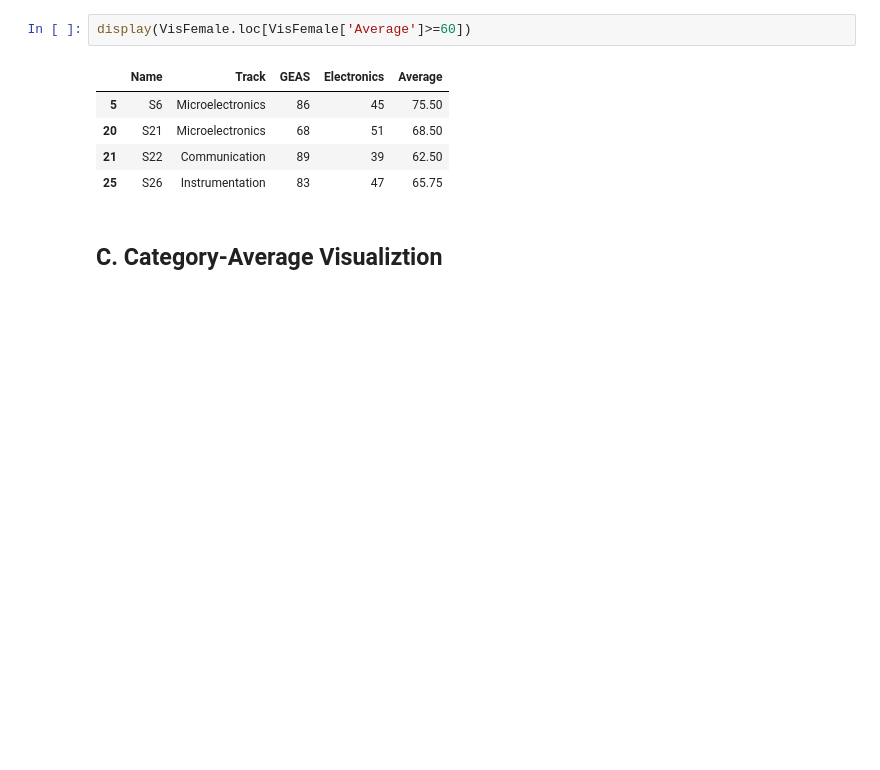
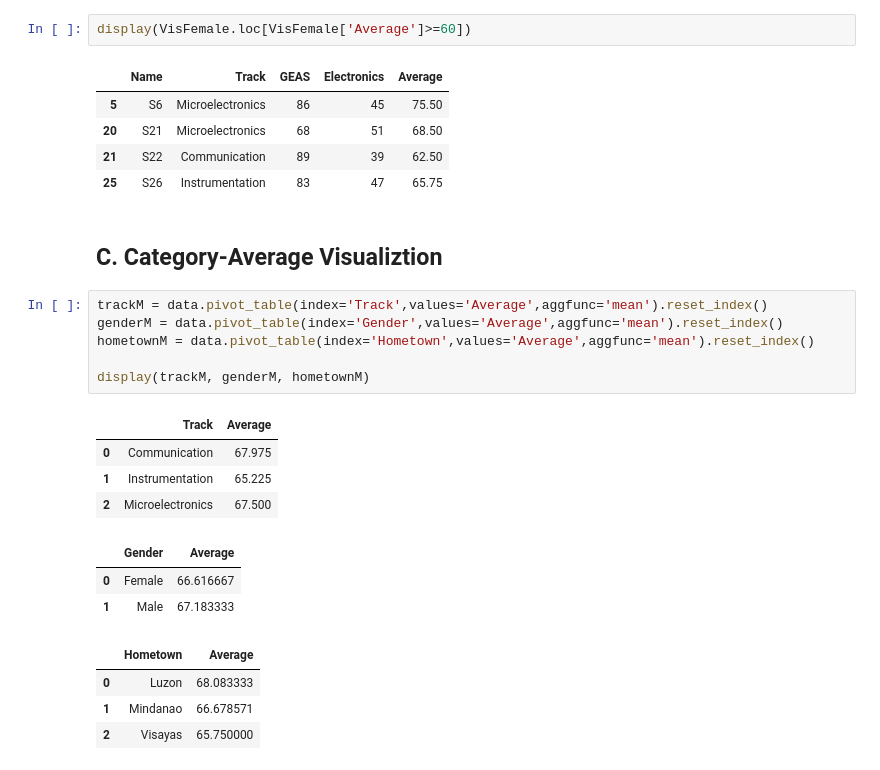
Before and after one commit to mykzacharysanmiguel/ECE-2112-PA-4, a Jupyter notebook: Programming Assignment 4.ipynb, the cells around one changed output. Drawn from its saved outputs; the diff is of its cells as text; blank space fills up the shorter version.

```diff
--- a/Programming Assignment 4.ipynb
+++ b/Programming Assignment 4.ipynb
@@ -64,3 +66,21 @@ display(VisFemale.loc[VisFemale['Average']>=60])
 | 25 | S26 | Instrumentation | 83 | 47 | 65.75 |
 # %% [markdown]
 ## C. Category-Average Visualiztion
+# %%
+trackM = data.pivot_table(index='Track',values='Average',aggfunc='mean').reset_index()
+genderM = data.pivot_table(index='Gender',values='Average',aggfunc='mean').reset_index()
+hometownM = data.pivot_table(index='Hometown',values='Average',aggfunc='mean').reset_index()
+
+display(trackM, genderM, hometownM)
+# %% [output]
+|  | Track | Average |
+| 0 | Communication | 67.975 |
+| 1 | Instrumentation | 65.225 |
+| 2 | Microelectronics | 67.500 |
+|  | Gender | Average |
+| 0 | Female | 66.616667 |
+| 1 | Male | 67.183333 |
+|  | Hometown | Average |
+| 0 | Luzon | 68.083333 |
+| 1 | Mindanao | 66.678571 |
+| 2 | Visayas | 65.750000 |
```
Also changed, not shown: parts of 2 cells of this notebook.
